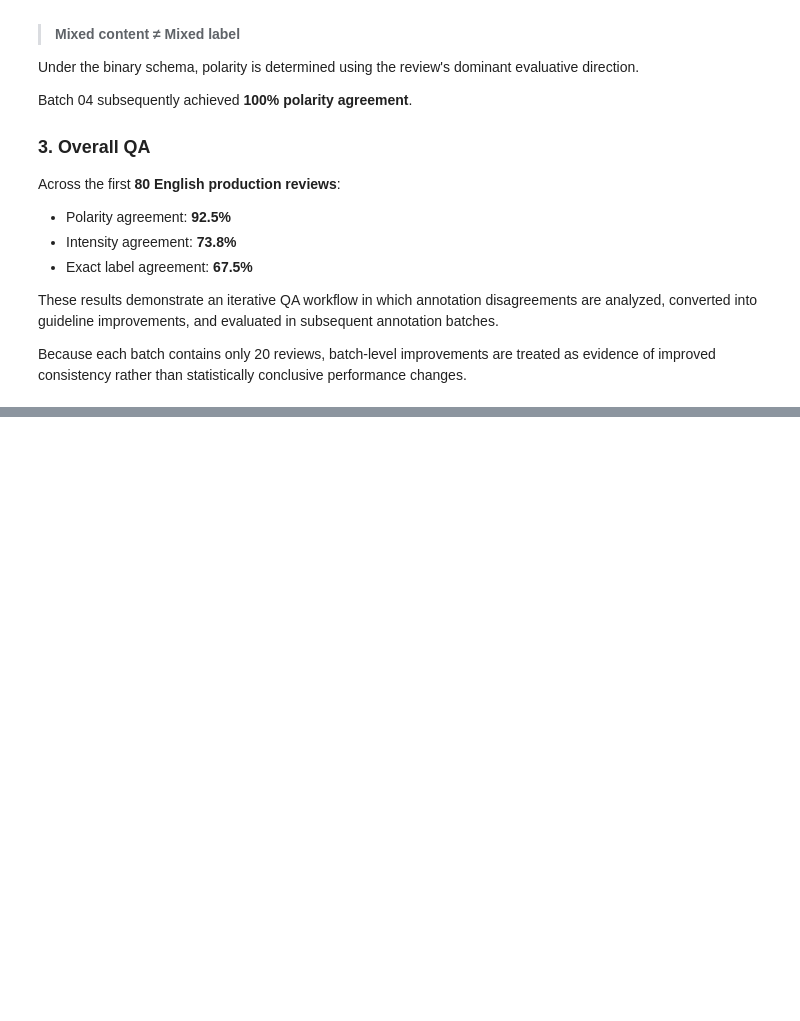
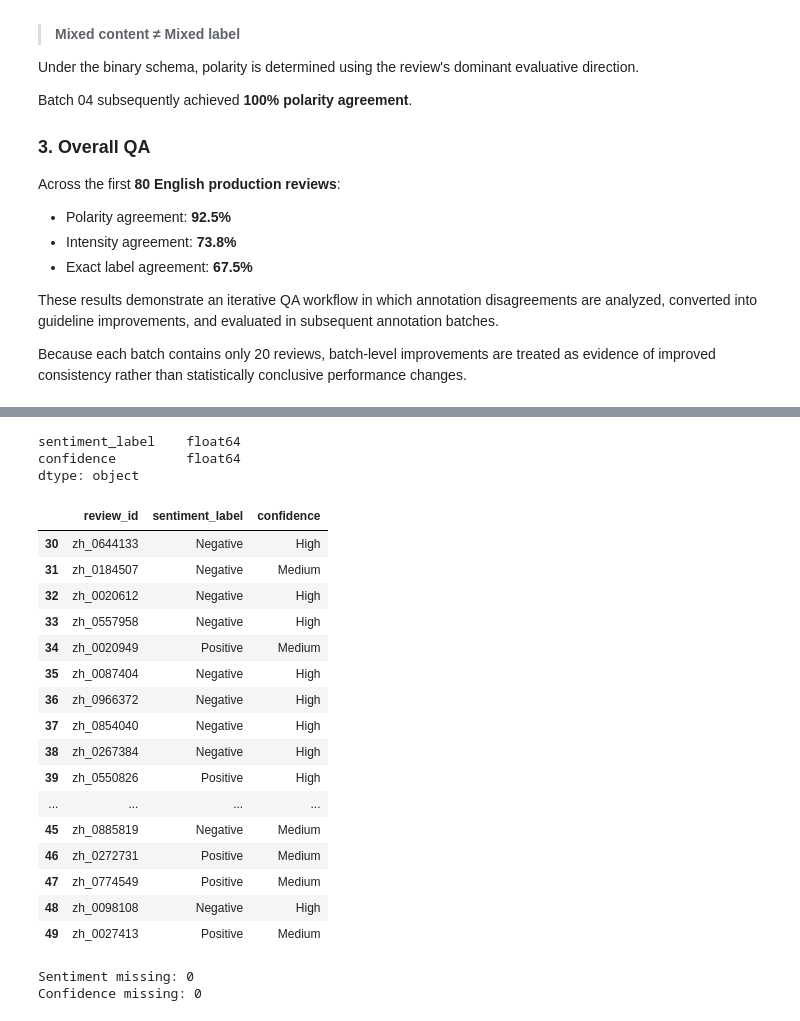
Before and after one commit to yoonjusong-analytics/data-labeling-portfolio, a Jupyter notebook: 01_multilingual_sentiment/notebooks/03_annotation_qa.ipynb, the cells around one changed output, grey strips where cells are left out. Cells and saved outputs as stored; diff of their text form; code cells hidden in the pictures; blank space fills up the shorter version.

Commit message:
feat: expand Chinese annotations and add interim QA analysis

```diff
--- a/01_multilingual_sentiment/notebooks/03_annotation_qa.ipynb
+++ b/01_multilingual_sentiment/notebooks/03_annotation_qa.ipynb
@@ -1759,3 +1759,9 @@ evaluated in subsequent annotation batches.
 Because each batch contains only 20 reviews, batch-level improvements
 are treated as evidence of improved consistency rather than statistically
 conclusive performance changes.
+# %%
+import pandas as pd
+
+df_zh = pd.read_csv("../data/annotation/amazon_reviews_zh_annotation_300.csv")
+
+df_zh.head()
@@ -1761,0 +1805,45 @@ conclusive performance changes.
+# %%
+print(df_zh[["sentiment_label", "confidence"]].dtypes)
+# %% [output]
+sentiment_label    float64
+confidence         float64
+dtype: object
+# %%
+df_zh["sentiment_label"] = df_zh["sentiment_label"].astype("object")
+df_zh["confidence"] = df_zh["confidence"].astype("object")
+# %%
+for idx, (sentiment, confidence) in zh_labels_30_49.items():
+    df_zh.loc[idx, "sentiment_label"] = sentiment
+    df_zh.loc[idx, "confidence"] = confidence
+# %%
+df_zh.loc[
+    30:49,
+    ["review_id", "sentiment_label", "confidence"]
+]
+# %% [output]
+|  | review_id | sentiment_label | confidence |
+| 30 | zh_0644133 | Negative | High |
+| 31 | zh_0184507 | Negative | Medium |
+| 32 | zh_0020612 | Negative | High |
+| 33 | zh_0557958 | Negative | High |
+| 34 | zh_0020949 | Positive | Medium |
+| 35 | zh_0087404 | Negative | High |
+| 36 | zh_0966372 | Negative | High |
+| 37 | zh_0854040 | Negative | High |
+| 38 | zh_0267384 | Negative | High |
+| 39 | zh_0550826 | Positive | High |
+| ... | ... | ... | ... |
+| 45 | zh_0885819 | Negative | Medium |
+| 46 | zh_0272731 | Positive | Medium |
+| 47 | zh_0774549 | Positive | Medium |
+| 48 | zh_0098108 | Negative | High |
+| 49 | zh_0027413 | Positive | Medium |
+# %%
+print("Sentiment missing:",
+      df_zh.loc[30:49, "sentiment_label"].isna().sum())
+
+print("Confidence missing:",
+      df_zh.loc[30:49, "confidence"].isna().sum())
+# %% [output]
+Sentiment missing: 0
+Confidence missing: 0
```
Also changed, not shown: parts of 28 cells of this notebook, 5 other files.
